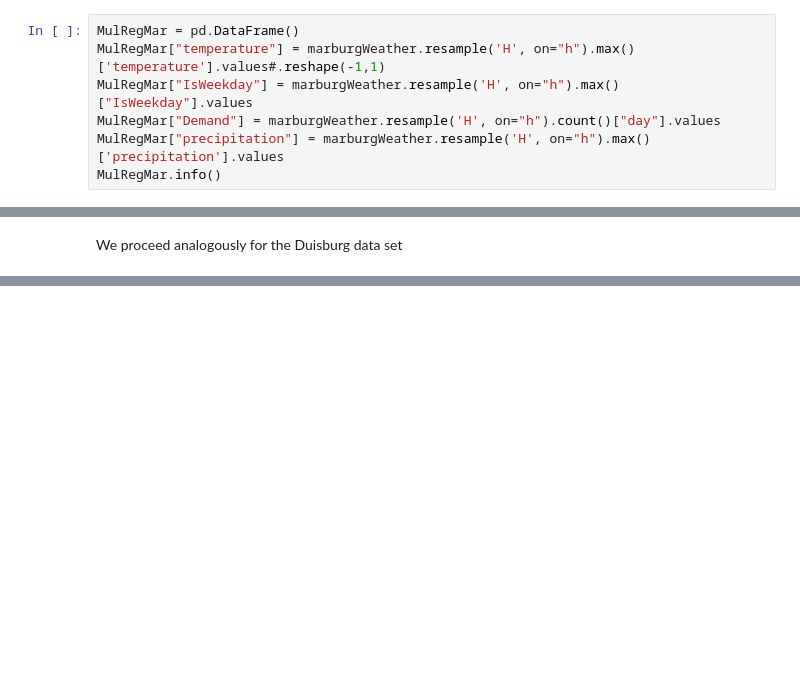
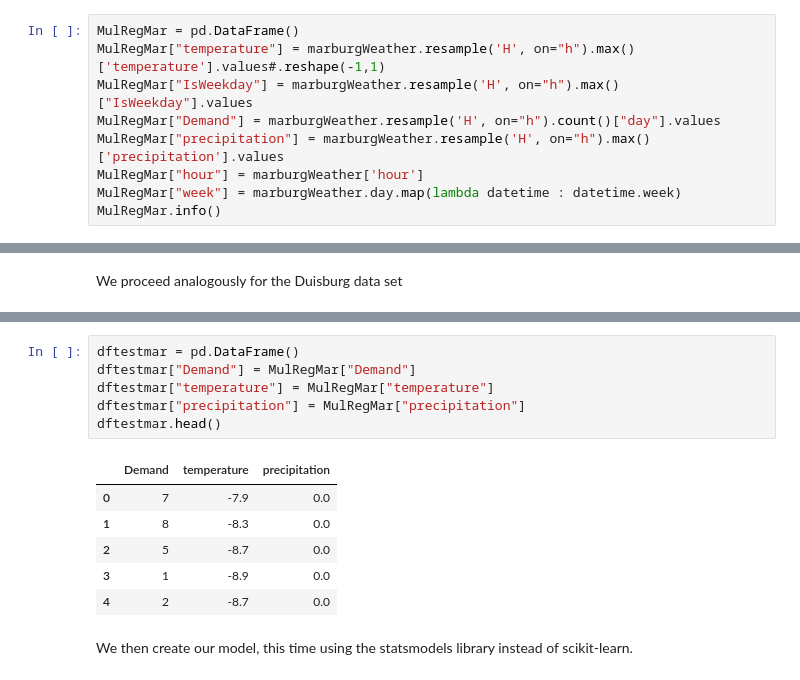
Before and after one commit to mogottsch/dsml_2020_magma, a Jupyter notebook: 3_predictive_analytics/Linear Regression.ipynb, the cells around one changed output, grey strips where cells are left out. Saved outputs shown, nothing was run; the diff lists cells and outputs as text; blank space fills up the shorter version.

```diff
--- a/3_predictive_analytics/Linear Regression.ipynb
+++ b/3_predictive_analytics/Linear Regression.ipynb
@@ -193,6 +202,8 @@ MulRegMar["temperature"] = marburgWeather.resample('H', on="h").max()['temperatu
 MulRegMar["IsWeekday"] = marburgWeather.resample('H', on="h").max()["IsWeekday"].values
 MulRegMar["Demand"] = marburgWeather.resample('H', on="h").count()["day"].values
 MulRegMar["precipitation"] = marburgWeather.resample('H', on="h").max()['precipitation'].values
+MulRegMar["hour"] = marburgWeather['hour']
+MulRegMar["week"] = marburgWeather.day.map(lambda datetime : datetime.week)
 MulRegMar.info()
 # %% [output]
 <class 'pandas.core.frame.DataFrame'>
@@ -280,0 +329,15 @@ R^2 Duisburg: 0.31276208129045313
+# %%
+dftestmar = pd.DataFrame()
+dftestmar["Demand"] = MulRegMar["Demand"]
+dftestmar["temperature"] = MulRegMar["temperature"]
+dftestmar["precipitation"] = MulRegMar["precipitation"]
+dftestmar.head()
+# %% [output]
+|  | Demand | temperature | precipitation |
+| 0 | 7 | -7.9 | 0.0 |
+| 1 | 8 | -8.3 | 0.0 |
+| 2 | 5 | -8.7 | 0.0 |
+| 3 | 1 | -8.9 | 0.0 |
+| 4 | 2 | -8.7 | 0.0 |
+# %% [markdown]
+We then create our model, this time using the statsmodels library instead of scikit-learn.
```
Also changed, not shown: parts of 47 cells of this notebook.
